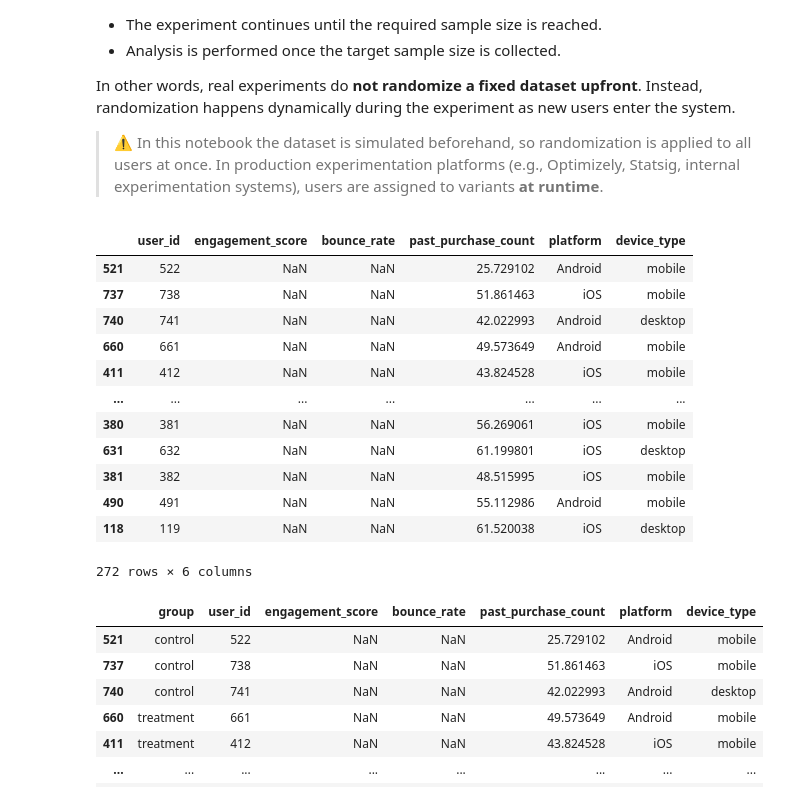
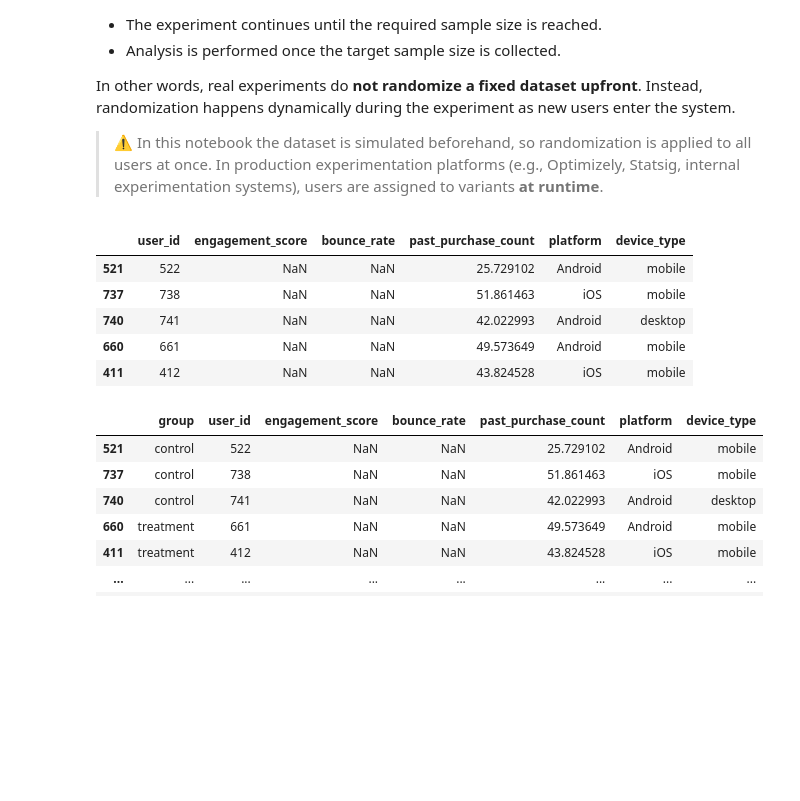
Before and after one commit to ashrithssreddy/statistics-toolkit, a Jupyter notebook: AB_Testing/AB_Testing.ipynb, the cells around one changed output. Drawn from its saved outputs; the diff is of its cells as text; code cells hidden in the pictures; folded sections open; blank space fills up the shorter version.

```diff
--- a/AB_Testing/AB_Testing.ipynb
+++ b/AB_Testing/AB_Testing.ipynb
@@ -644,22 +642,15 @@ users are assigned to variants <strong>at runtime</strong>.
 # %%
 n_required = test_config['required_sample_size'] * test_config['group_count']
 df = df.sample(n=n_required, random_state=42)
 
-df
+df.head()
 # %% [output]
 |  | user_id | engagement_score | bounce_rate | past_purchase_count | platform | device_type |
 | 521 | 522 | NaN | NaN | 25.729102 | Android | mobile |
 | 737 | 738 | NaN | NaN | 51.861463 | iOS | mobile |
 | 740 | 741 | NaN | NaN | 42.022993 | Android | desktop |
 | 660 | 661 | NaN | NaN | 49.573649 | Android | mobile |
 | 411 | 412 | NaN | NaN | 43.824528 | iOS | mobile |
-| ... | ... | ... | ... | ... | ... | ... |
-| 380 | 381 | NaN | NaN | 56.269061 | iOS | mobile |
-| 631 | 632 | NaN | NaN | 61.199801 | iOS | desktop |
-| 381 | 382 | NaN | NaN | 48.515995 | iOS | mobile |
-| 490 | 491 | NaN | NaN | 55.112986 | Android | mobile |
-| 118 | 119 | NaN | NaN | 61.520038 | iOS | desktop |
-272 rows × 6 columns
 # %%
 # Apply randomization method
 if randomization_method == "simple":
```
Also changed, not shown: parts of 12 cells of this notebook, 1 other file.
